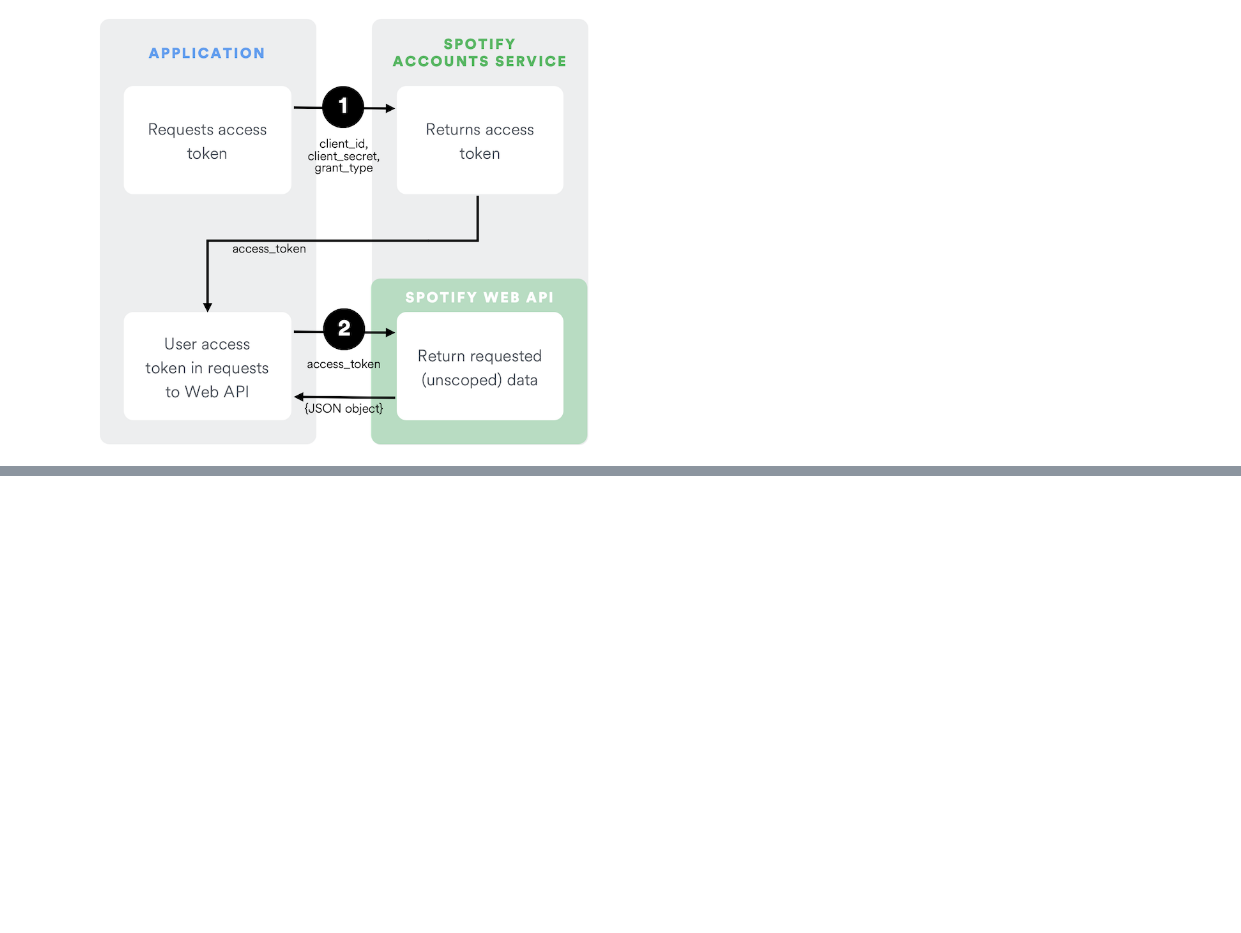
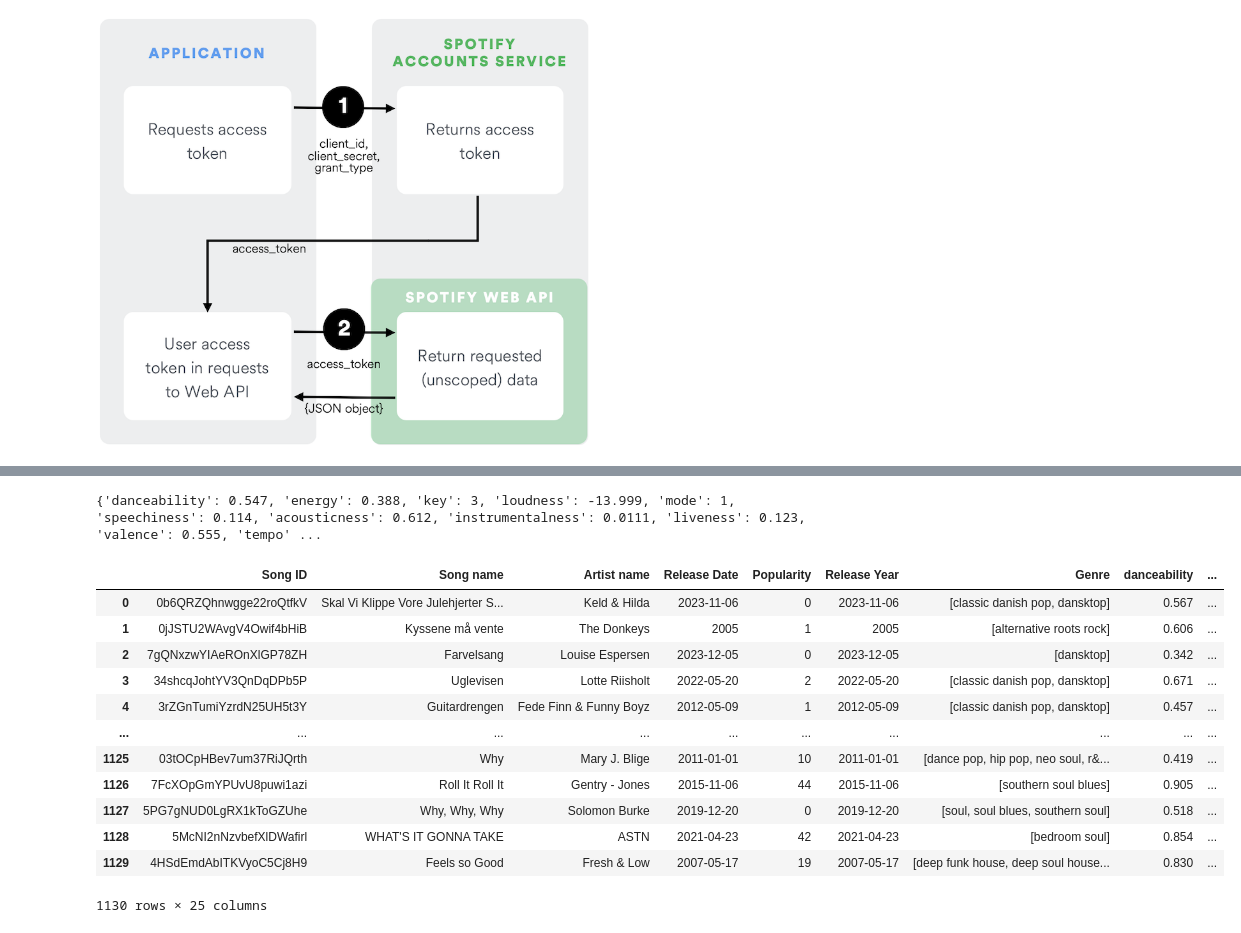
Before and after one commit to MaksiMental/Spotify-Music-Prediction, a Jupyter notebook: eda.ipynb, the cells around one changed output, grey strips where cells are left out. Saved outputs shown, nothing was run; the diff lists cells and outputs as text; code cells hidden in the pictures; blank space fills up the shorter version.

```diff
--- a/eda.ipynb
+++ b/eda.ipynb
@@ -126,0 +226,32 @@ list of genres
+# %%
+def get_audio_features(track_id):
+    audio_features = sp.audio_features(track_id)
+    return audio_features[0]
+
+test = get_audio_features('6ht5CnBWYVpUj4vPwTappc')
+
+print(test)
+# %% [output]
+{'danceability': 0.547, 'energy': 0.388, 'key': 3, 'loudness': -13.999, 'mode': 1, 'speechiness': 0.114, 'acousticness': 0.612, 'instrumentalness': 0.0111, 'liveness': 0.123, 'valence': 0.555, 'tempo' ...
+# %%
+audio_features_list = [get_audio_features(id) for id in df['Song ID']]
+
+audio_features_df = pd.DataFrame(audio_features_list)
+
+merged_df = pd.merge(df, audio_features_df, how='inner', left_on='Song ID', right_on='id')
+
+merged_df
+# %% [output]
+|  | Song ID | Song name | Artist name | Release Date | Popularity | Release Year | Genre | danceability | ... |
+| 0 | 0b6QRZQhnwgge22roQtfkV | Skal Vi Klippe Vore Julehjerter S... | Keld & Hilda | 2023-11-06 | 0 | 2023-11-06 | [classic danish pop, dansktop] | 0.567 | ... |
+| 1 | 0jJSTU2WAvgV4Owif4bHiB | Kyssene må vente | The Donkeys | 2005 | 1 | 2005 | [alternative roots rock] | 0.606 | ... |
+| 2 | 7gQNxzwYIAeROnXlGP78ZH | Farvelsang | Louise Espersen | 2023-12-05 | 0 | 2023-12-05 | [dansktop] | 0.342 | ... |
+| 3 | 34shcqJohtYV3QnDqDPb5P | Uglevisen | Lotte Riisholt | 2022-05-20 | 2 | 2022-05-20 | [classic danish pop, dansktop] | 0.671 | ... |
+| 4 | 3rZGnTumiYzrdN25UH5t3Y | Guitardrengen | Fede Finn & Funny Boyz | 2012-05-09 | 1 | 2012-05-09 | [classic danish pop, dansktop] | 0.457 | ... |
+| ... | ... | ... | ... | ... | ... | ... | ... | ... | ... |
+| 1125 | 03tOCpHBev7um37RiJQrth | Why | Mary J. Blige | 2011-01-01 | 10 | 2011-01-01 | [dance pop, hip pop, neo soul, r&... | 0.419 | ... |
+| 1126 | 7FcXOpGmYPUvU8puwi1azi | Roll It Roll It | Gentry - Jones | 2015-11-06 | 44 | 2015-11-06 | [southern soul blues] | 0.905 | ... |
+| 1127 | 5PG7gNUD0LgRX1kToGZUhe | Why, Why, Why | Solomon Burke | 2019-12-20 | 0 | 2019-12-20 | [soul, soul blues, southern soul] | 0.518 | ... |
+| 1128 | 5McNI2nNzvbefXlDWafirl | WHAT'S IT GONNA TAKE | ASTN | 2021-04-23 | 42 | 2021-04-23 | [bedroom soul] | 0.854 | ... |
+| 1129 | 4HSdEmdAbITKVyoC5Cj8H9 | Feels so Good | Fresh & Low | 2007-05-17 | 19 | 2007-05-17 | [deep funk house, deep soul house... | 0.830 | ... |
+1130 rows × 25 columns
```
Also changed, not shown: parts of 11 cells of this notebook, 1 other file.
